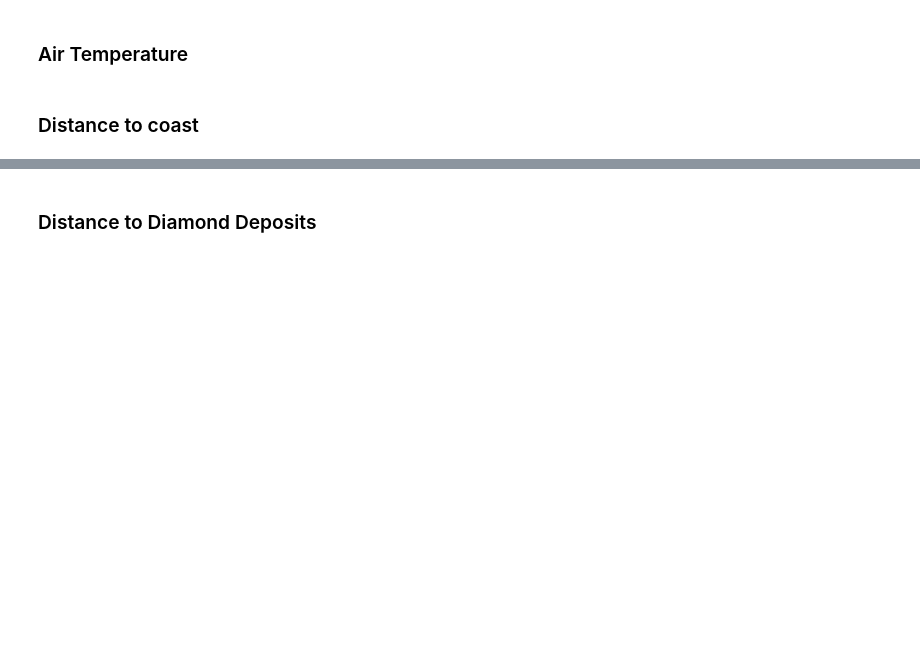
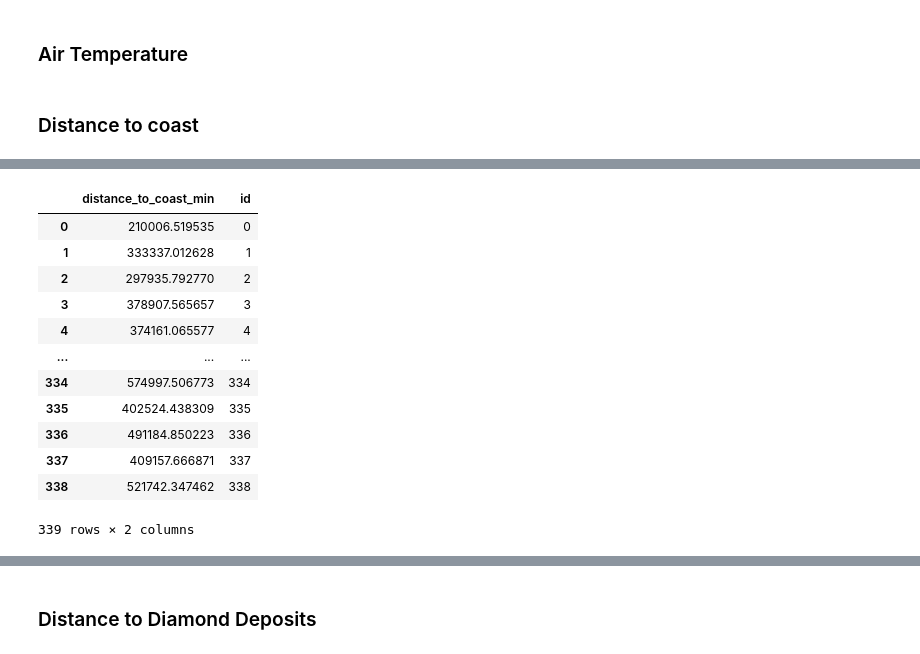
Before and after one commit to HendrixPeralta/bol_hdi_prediction, a Jupyter notebook: 99_collab_satellite_data.ipynb, the cells around one changed output, grey strips where cells are left out. Drawn from its saved outputs; the diff is of its cells as text; code cells hidden in the pictures; blank space fills up the shorter version.

Commit message:
Cleaned the distance to coast dataset for 2017
The data was divided into 3 csv files for the min, mean and max values of the distance to coast variable

```diff
--- a/99_collab_satellite_data.ipynb
+++ b/99_collab_satellite_data.ipynb
@@ -133,6 +133,3 @@ coast_col = coast.loc[:, coast.columns.str.contains("236")]
 for col in coast_col:
     new_name = "distance_to_coast_" + col.split(".",2)[2]
     coast.rename(columns = {col:new_name}, inplace=True)
-
-coast = coast.loc[:,coast.columns.str.contains("mean|id")]
-coast
@@ -152,0 +136,5 @@ coast
+# %%
+coastMean = coast.loc[:,coast.columns.str.contains("mean|id")]
+coastMean.to_csv("data/satellite/collab_satellite_data/coast_distance_mean_2017.csv")
+collab_datasets.append("coastMean")
+#coastMean
@@ -152,0 +155,19 @@ coast
+# %%
+coastMin = coast.loc[:,coast.columns.str.contains("min|id")]
+coastMin.to_csv("data/satellite/collab_satellite_data/coast_distance_min_2017.csv")
+collab_datasets.append("coastMin")
+#coastMin
+# %% [output]
+|  | distance_to_coast_min | id |
+| 0 | 210006.519535 | 0 |
+| 1 | 333337.012628 | 1 |
+| 2 | 297935.792770 | 2 |
+| 3 | 378907.565657 | 3 |
+| 4 | 374161.065577 | 4 |
+| ... | ... | ... |
+| 334 | 574997.506773 | 334 |
+| 335 | 402524.438309 | 335 |
+| 336 | 491184.850223 | 336 |
+| 337 | 409157.666871 | 337 |
+| 338 | 521742.347462 | 338 |
+339 rows × 2 columns
```
Also changed, not shown: parts of 3 cells of this notebook, 3 other files.
